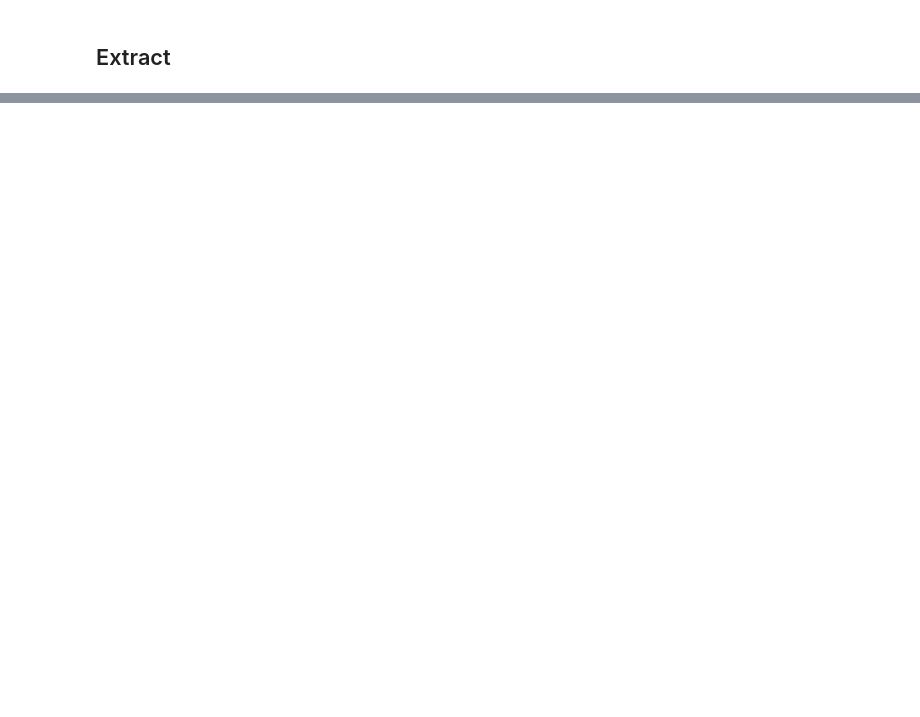
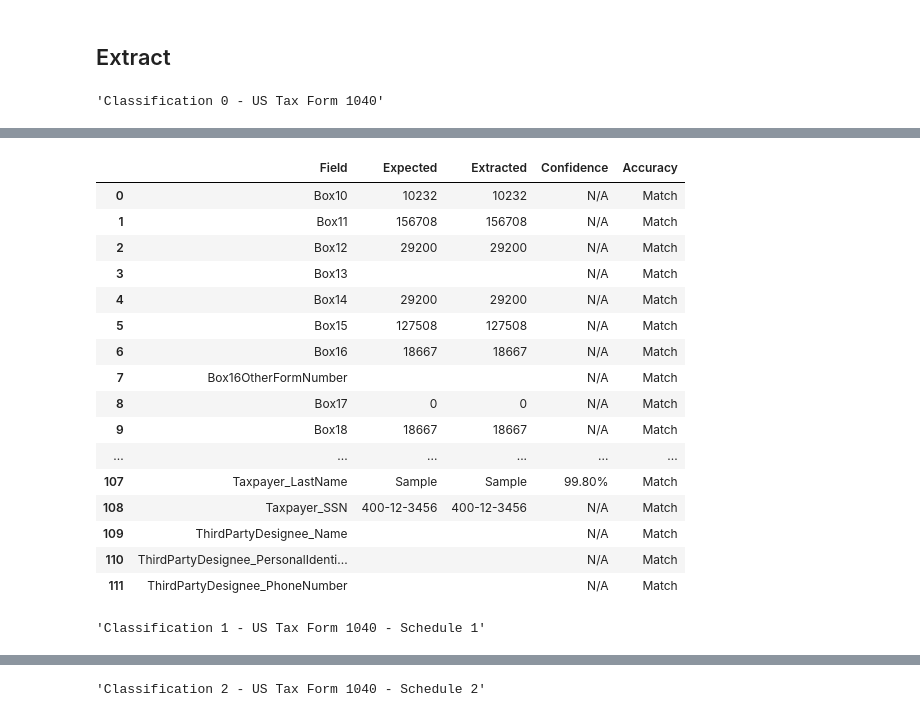
Before and after one commit to Azure-Samples/azure-ai-document-processing-samples, a Jupyter notebook: samples/python/scenarios/us_tax/us-tax-1040-extraction.ipynb, the cells around one changed output, grey strips where cells are left out. Saved outputs shown, nothing was run; the diff lists cells and outputs as text; code cells hidden in the pictures; blank space fills up the shorter version.

Commit message:
Update Python Notebooks with GPT-4.1 outputs

```diff
--- a/samples/python/scenarios/us_tax/us-tax-1040-extraction.ipynb
+++ b/samples/python/scenarios/us_tax/us-tax-1040-extraction.ipynb
@@ -47,7 +55,7 @@ openai_token_provider = get_bearer_token_provider(credential, 'https://cognitive
 openai_client = AzureOpenAI(
     azure_endpoint=app_settings.azure_openai_endpoint,
     azure_ad_token_provider=openai_token_provider,
-    api_version=settings.azure_openai_api_version
+    api_version=app_settings.azure_openai_api_version
 )
 
 document_intelligence_client = DocumentIntelligenceClient(
@@ -62,8 +70,15 @@ metadata_fpath = Path(os.path.join(inputs_path, metadata_fname))
 with open(metadata_fpath, 'r') as f:
     metadata = json.load(f)
 
+expected_outputs = [
+    metadata[key]
+    for key in metadata.keys() if key.endswith('_expected')
+]
+
 pdf_fname = metadata['fname']
 pdf_fpath = Path(os.path.join(inputs_path, pdf_fname))
+
+evaluator = AccuracyEvaluator()
 # %%
 page_images = []
 
@@ -273,9 +308,22 @@ for i, images in enumerate(classified_images):
 
         doc_result = result.documents[0].fields
 
+    doc_result_dict = parse_document_fields(doc_result)
+    expected_dict = expected_outputs[i] if i < len(expected_outputs) else None
+
     # DEBUG: Display the document intelligence content
-    doc_result_json = json.dumps(parse_document_fields(doc_result), indent=2)
+    doc_result_json = json.dumps(doc_result_dict, indent=2)
     print(doc_result_json)
+
+    if expected_dict is not None:
+        accuracy = evaluator.evaluate(expected=expected_dict, actual=doc_result_dict)
+    else:
+        accuracy = None
+
+    confidence = evaluate_di_confidence(doc_result_dict, result)
+
+    # DEBUG: Gets the total execution time of the data extraction process.
+    total_elapsed = classify_stopwatch.elapsed + di_stopwatch.elapsed + image_stopwatch.elapsed
 
     # DEBUG: Save both the original doc_result and the parsed doc_result to a file
     di_result_fpath = Path(os.path.join(scenario_path, f"{pdf_fname}_{classification.classification}_original.json"))
@@ -285,3 +333,26 @@ for i, images in enumerate(classified_images):
     di_result_parsed_fpath = Path(os.path.join(scenario_path, f"{pdf_fname}_{classification.classification}_parsed.json"))
     with open(di_result_parsed_fpath, "w") as f:
         json.dump(parse_document_fields(doc_result), f, indent=2)
+
+    display_accuracy = f"{accuracy['overall'] * 100:.2f}%" if accuracy is not None else "N/A"
+
+    # DEBUG: Display the outputs of the data extraction process.
+    df = pd.DataFrame([
+        {
+            "Document": pdf_fname,
+            "Index": i,
+            "Accuracy": display_accuracy,
+            "Confidence": f"{confidence['_overall'] * 100:.2f}%",
+            "Execution Time": f"{total_elapsed:.2f} seconds",
+            "Classify Execution Time": f"{classify_stopwatch.elapsed:.2f} seconds",
+            "Document Intelligence Execution Time": f"{di_stopwatch.elapsed:.2f} seconds",
+            "Image Pre-processing Execution Time": f"{image_stopwatch.elapsed:.2f} seconds"
+        }
+    ])
+
+    display(df)
+
+    if accuracy is not None:
+        display(get_extraction_comparison(expected_dict, doc_result_dict, confidence, accuracy['accuracy']))
+# %% [output]
+'Classification 0 - US Tax Form 1040'
@@ -287,0 +378,18 @@ for i, images in enumerate(classified_images):
+|  | Field | Expected | Extracted | Confidence | Accuracy |
+| 0 | Box10 | 10232 | 10232 | N/A | Match |
+| 1 | Box11 | 156708 | 156708 | N/A | Match |
+| 2 | Box12 | 29200 | 29200 | N/A | Match |
+| 3 | Box13 |  |  | N/A | Match |
+| 4 | Box14 | 29200 | 29200 | N/A | Match |
+| 5 | Box15 | 127508 | 127508 | N/A | Match |
+| 6 | Box16 | 18667 | 18667 | N/A | Match |
+| 7 | Box16OtherFormNumber |  |  | N/A | Match |
+| 8 | Box17 | 0 | 0 | N/A | Match |
+| 9 | Box18 | 18667 | 18667 | N/A | Match |
+| ... | ... | ... | ... | ... | ... |
+| 107 | Taxpayer_LastName | Sample | Sample | 99.80% | Match |
+| 108 | Taxpayer_SSN | 400-12-3456 | 400-12-3456 | N/A | Match |
+| 109 | ThirdPartyDesignee_Name |  |  | N/A | Match |
+| 110 | ThirdPartyDesignee_PersonalIdenti... |  |  | N/A | Match |
+| 111 | ThirdPartyDesignee_PhoneNumber |  |  | N/A | Match |
+'Classification 1 - US Tax Form 1040 - Schedule 1'
@@ -287,0 +432 @@ for i, images in enumerate(classified_images):
+'Classification 2 - US Tax Form 1040 - Schedule 2'
```
Also changed, not shown: parts of 5 cells of this notebook, 13 other files.
